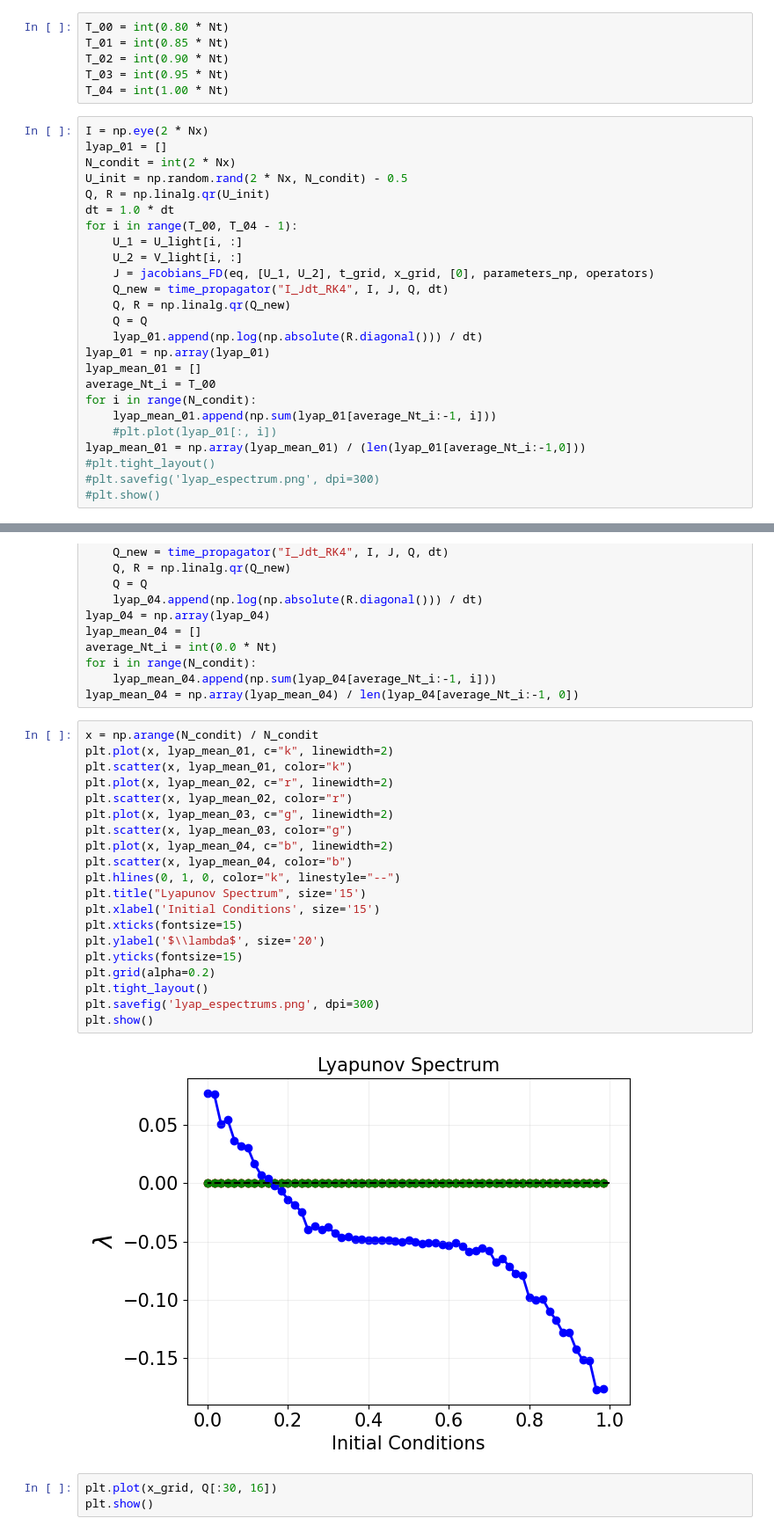
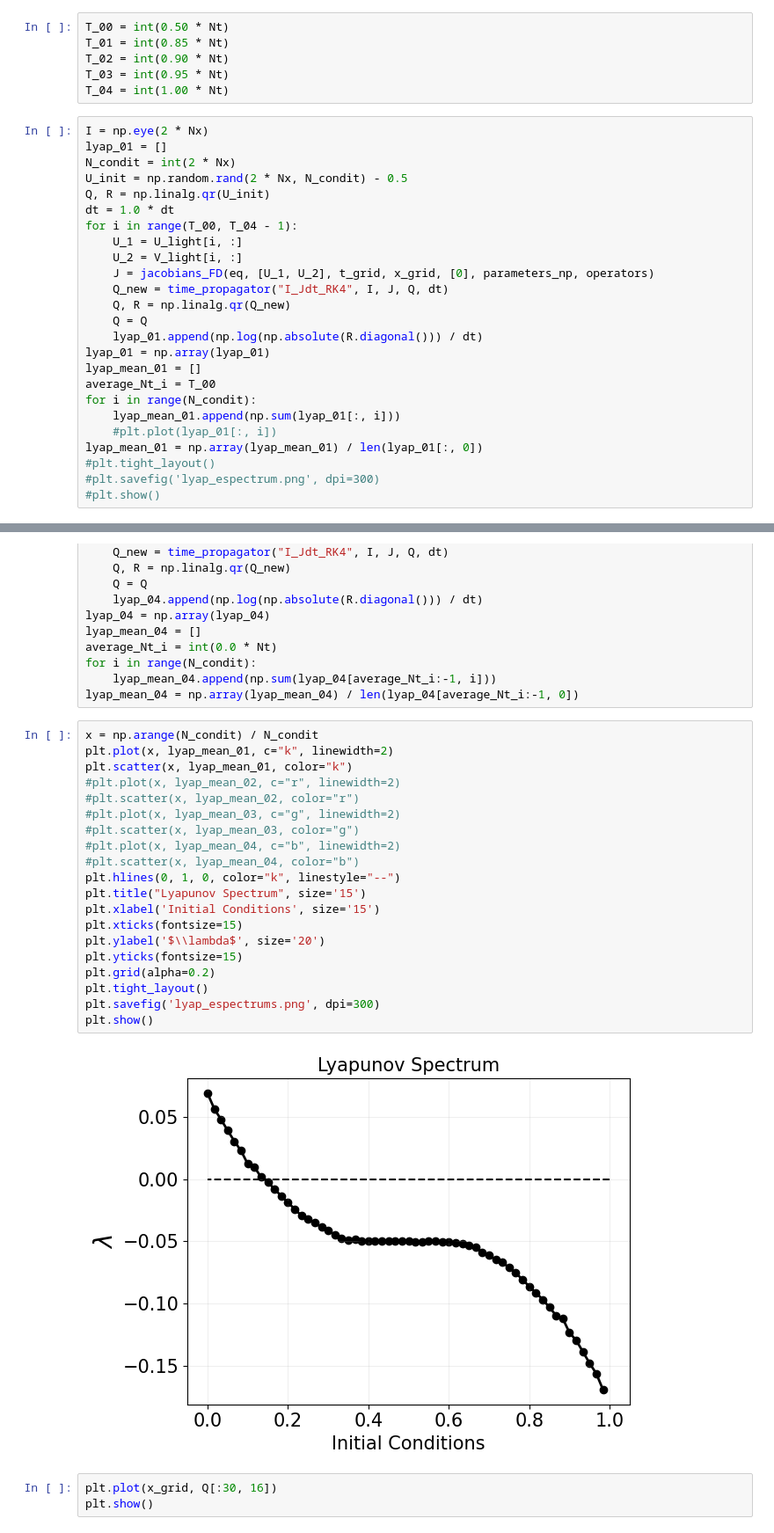
Before and after one commit to rariveros/LENL_simulations, a Jupyter notebook: 00_projects/network_chimeras/simulations/simulation.ipynb, the cells around one changed output, grey strips where cells are left out. Shown at 88% size. Saved outputs shown, nothing was run; the diff lists cells and outputs as text.

```diff
--- a/00_projects/network_chimeras/simulations/simulation.ipynb
+++ b/00_projects/network_chimeras/simulations/simulation.ipynb
@@ -422,5 +458,5 @@ ax03.set_xlim(0, 50)
 # %%
-T_00 = int(0.80 * Nt)
+T_00 = int(0.50 * Nt)
 T_01 = int(0.85 * Nt)
 T_02 = int(0.90 * Nt)
 T_03 = int(0.95 * Nt)
@@ -444,9 +480,9 @@ lyap_01 = np.array(lyap_01)
 lyap_mean_01 = []
 average_Nt_i = T_00
 for i in range(N_condit):
-    lyap_mean_01.append(np.sum(lyap_01[average_Nt_i:-1, i]))
+    lyap_mean_01.append(np.sum(lyap_01[:, i]))
     #plt.plot(lyap_01[:, i])
-lyap_mean_01 = np.array(lyap_mean_01) / (len(lyap_01[average_Nt_i:-1,0]))
+lyap_mean_01 = np.array(lyap_mean_01) / len(lyap_01[:, 0])
 #plt.tight_layout()
 #plt.savefig('lyap_espectrum.png', dpi=300)
 #plt.show()
@@ -507,25 +543,25 @@ lyap_mean_04 = np.array(lyap_mean_04) / len(lyap_04[average_Nt_i:-1, 0])
 # %%
 x = np.arange(N_condit) / N_condit
 plt.plot(x, lyap_mean_01, c="k", linewidth=2)
 plt.scatter(x, lyap_mean_01, color="k")
-plt.plot(x, lyap_mean_02, c="r", linewidth=2)
-plt.scatter(x, lyap_mean_02, color="r")
-plt.plot(x, lyap_mean_03, c="g", linewidth=2)
-plt.scatter(x, lyap_mean_03, color="g")
-plt.plot(x, lyap_mean_04, c="b", linewidth=2)
-plt.scatter(x, lyap_mean_04, color="b")
+#plt.plot(x, lyap_mean_02, c="r", linewidth=2)
+#plt.scatter(x, lyap_mean_02, color="r")
+#plt.plot(x, lyap_mean_03, c="g", linewidth=2)
+#plt.scatter(x, lyap_mean_03, color="g")
+#plt.plot(x, lyap_mean_04, c="b", linewidth=2)
+#plt.scatter(x, lyap_mean_04, color="b")
 plt.hlines(0, 1, 0, color="k", linestyle="--")
 plt.title("Lyapunov Spectrum", size='15')
 plt.xlabel('Initial Conditions', size='15')
 plt.xticks(fontsize=15)
 plt.ylabel('$\\lambda$', size='20')
 plt.yticks(fontsize=15)
 plt.grid(alpha=0.2)
 plt.tight_layout()
 plt.savefig('lyap_espectrums.png', dpi=300)
 plt.show()
 # %% [output]
-[figure, old version]
+[figure, new version]
 # %%
 plt.plot(x_grid, Q[:30, 16])
 plt.show()
```
Also changed, not shown: parts of 7 cells of this notebook, 4 other files.
